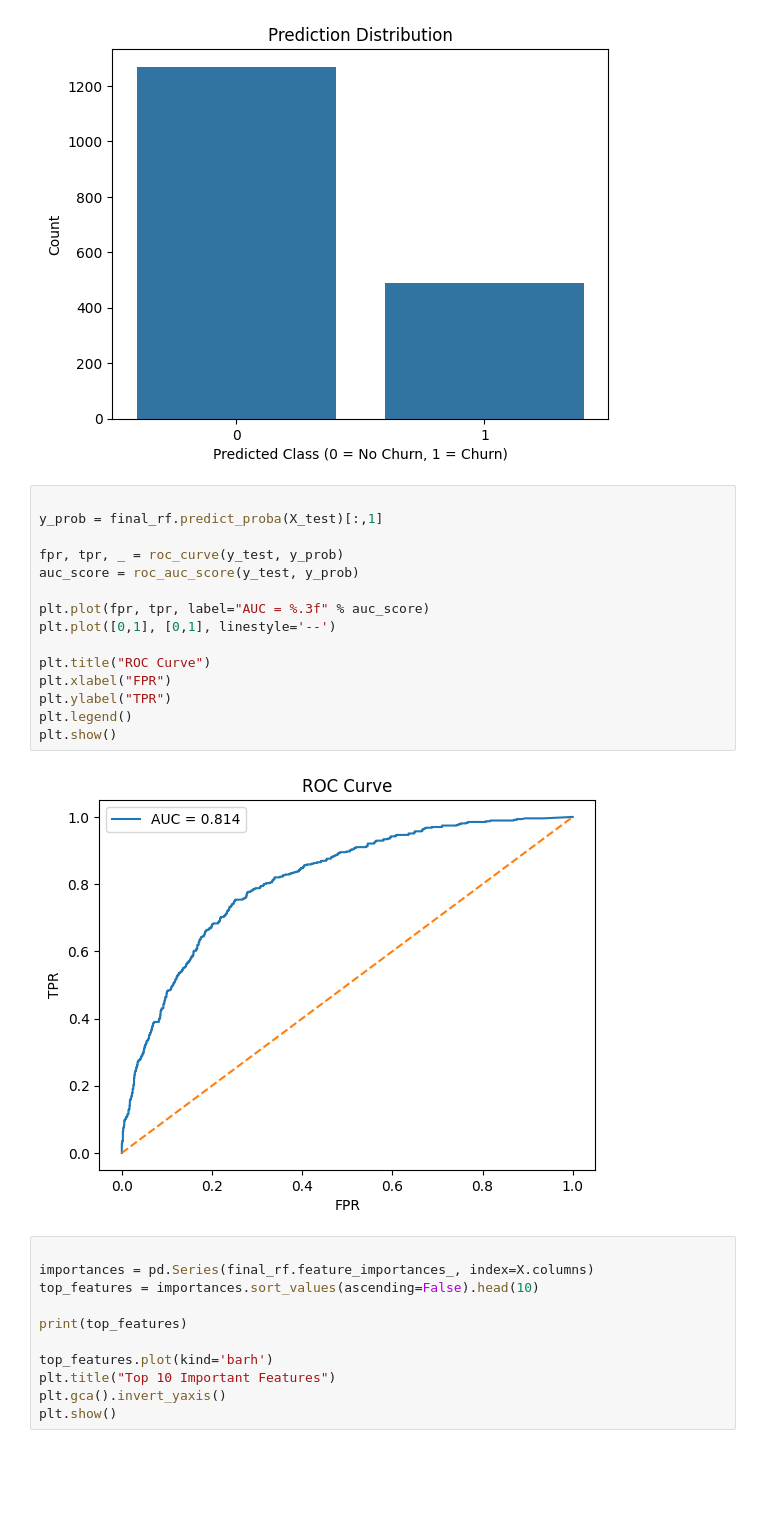
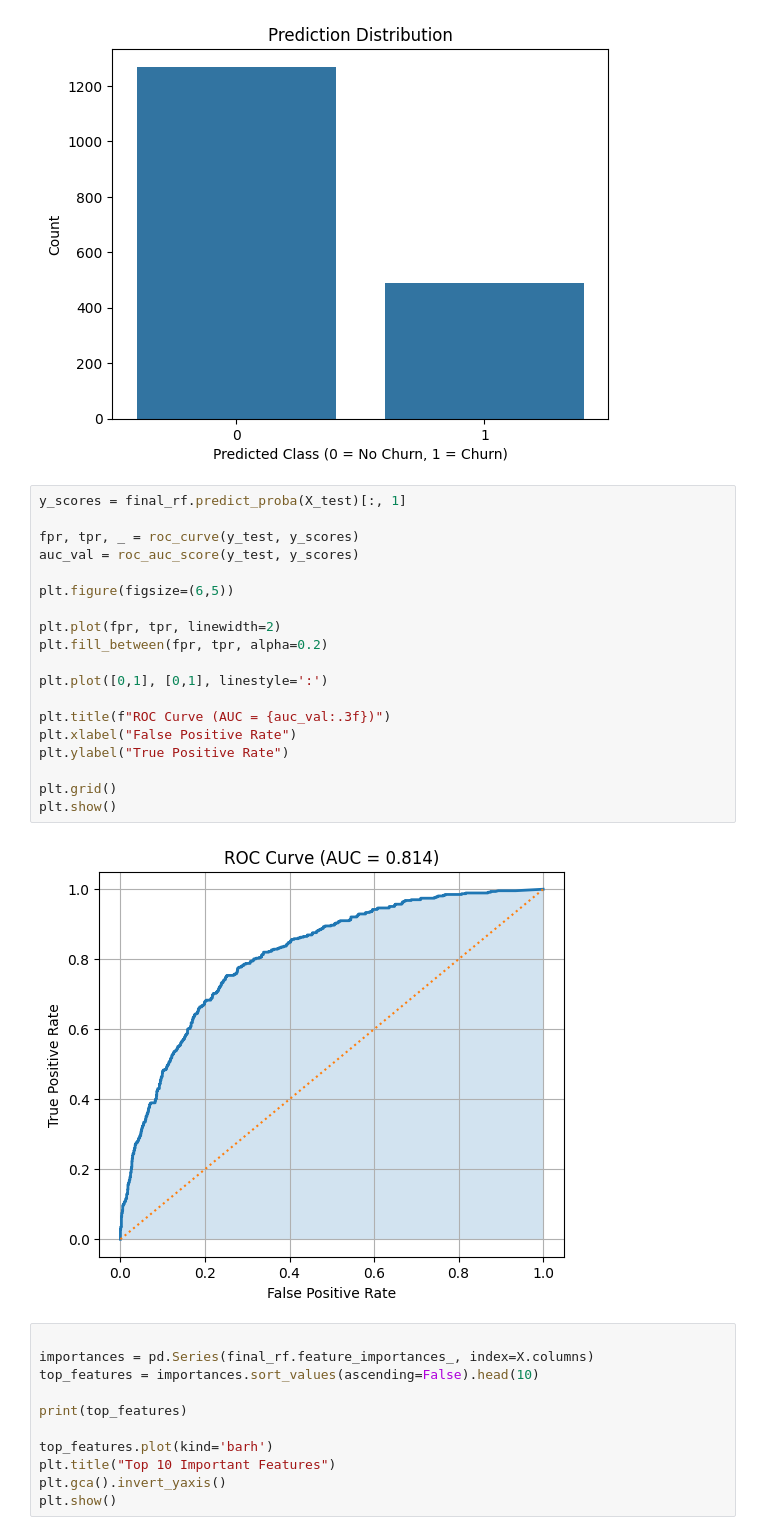
Before and after one commit to BuddhiniJ/ML-Assignment, a Jupyter notebook: random_forest_updated.ipynb, the cells around one changed output. Saved outputs shown, nothing was run; the diff lists cells and outputs as text; blank space fills up the shorter version.

```diff
--- a/random_forest_updated.ipynb
+++ b/random_forest_updated.ipynb
@@ -205,22 +205,26 @@ plt.show()
 # %% [output]
 [figure]
 # %%
+y_scores = final_rf.predict_proba(X_test)[:, 1]
 
-y_prob = final_rf.predict_proba(X_test)[:,1]
+fpr, tpr, _ = roc_curve(y_test, y_scores)
+auc_val = roc_auc_score(y_test, y_scores)
 
-fpr, tpr, _ = roc_curve(y_test, y_prob)
-auc_score = roc_auc_score(y_test, y_prob)
+plt.figure(figsize=(6,5))
 
-plt.plot(fpr, tpr, label="AUC = %.3f" % auc_score)
-plt.plot([0,1], [0,1], linestyle='--')
+plt.plot(fpr, tpr, linewidth=2)
+plt.fill_between(fpr, tpr, alpha=0.2)
 
-plt.title("ROC Curve")
-plt.xlabel("FPR")
-plt.ylabel("TPR")
-plt.legend()
+plt.plot([0,1], [0,1], linestyle=':')
+
+plt.title(f"ROC Curve (AUC = {auc_val:.3f})")
+plt.xlabel("False Positive Rate")
+plt.ylabel("True Positive Rate")
+
+plt.grid()
 plt.show()
 # %% [output]
-[figure, old version]
+[figure, new version]
 # %%
 
 importances = pd.Series(final_rf.feature_importances_, index=X.columns)
```
